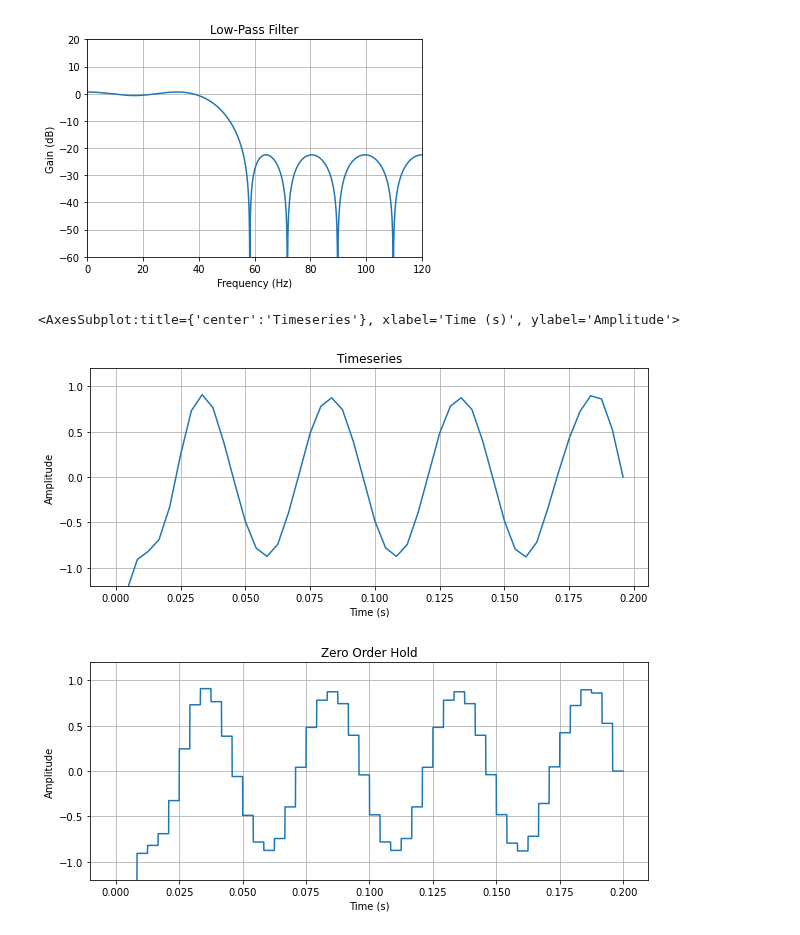
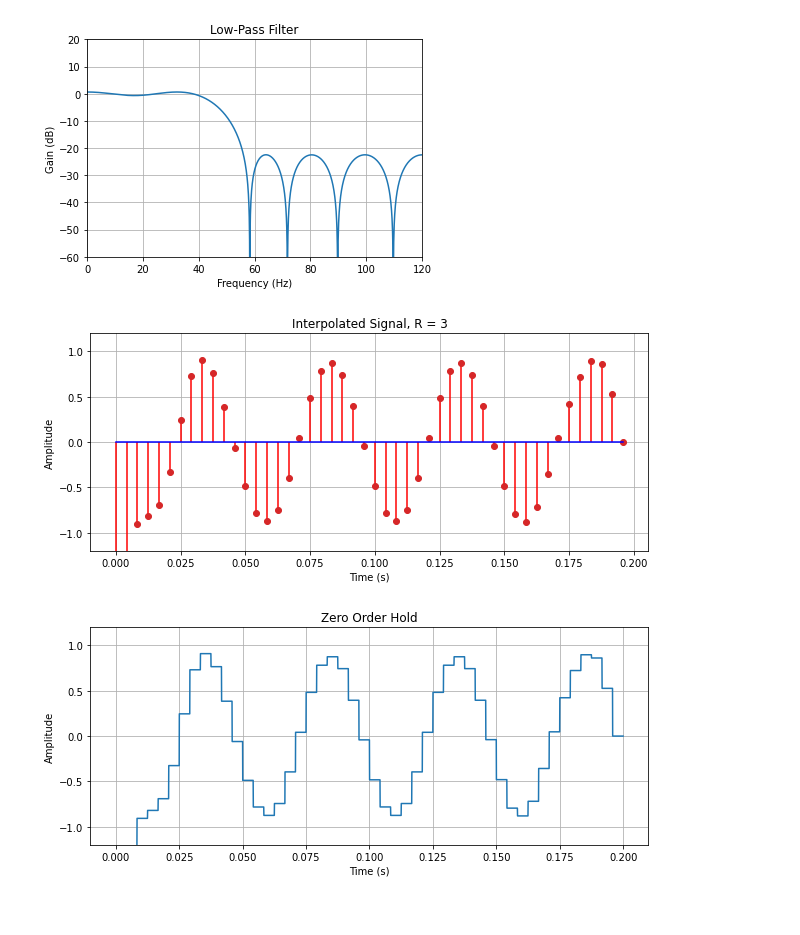
Before and after one commit to strath-sdr/dsp_notebooks, a Jupyter notebook: notebooks/sampling_and_quantisation.ipynb, the cells around one changed output. Drawn from its saved outputs; the diff is of its cells as text; code cells hidden in the pictures.

Commit message:
Added helper function to plot multiple timeseries onto single axis

```diff
--- a/notebooks/sampling_and_quantisation.ipynb
+++ b/notebooks/sampling_and_quantisation.ipynb
@@ -254,13 +292,14 @@ plot_response(Fs, w, h, title = "Low-Pass Filter")
 # %%
 x_ov = np.arange(0, t, 1/(Fs))
 y_ov = np.zeros(len(y)*R)
 y_ov[::R] = y
 
 y_lp = signal.filtfilt(coeffs, 1, y_ov) * R
-plot_timeseries(x_ov, y_lp)
+hf.plot_timeseries("Interpolated Signal, R = 3",
+                   [x_ov], [y_lp],
+                  ['discrete'])
 # %% [output]
-<AxesSubplot:title={'center':'Timeseries'}, xlabel='Time (s)', ylabel='Amplitude'>
-[figure, old version]
+[figure, new version]
 # %%
 # Perform ZOH on sampled signal
 [x_zoh, y_zoh] = zero_order_hold(y_lp, Fs)
```
Also changed, not shown: parts of 20 cells of this notebook, 1 other file.
